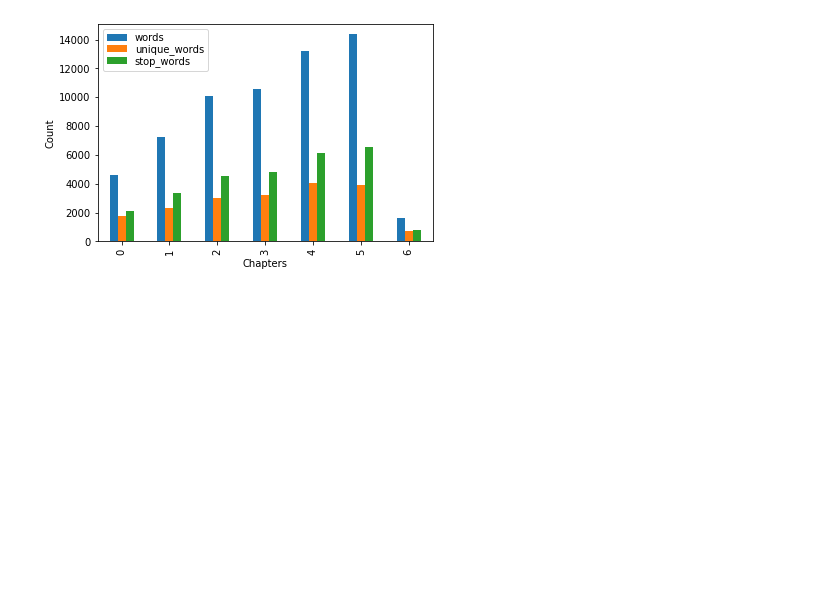
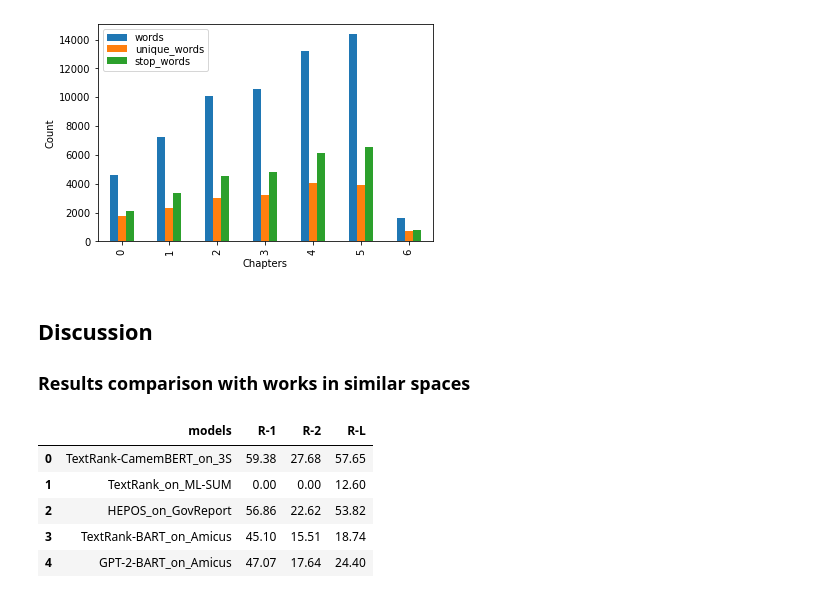
Before and after one commit to ahmed-moubtahij/Long-Document-Summarization, a Jupyter notebook: data_analysis.ipynb, the cells around one changed output. Cells and saved outputs as stored; diff of their text form; code cells hidden in the pictures; blank space fills up the shorter version.

```diff
--- a/data_analysis.ipynb
+++ b/data_analysis.ipynb
@@ -64,3 +64,6 @@ fig = plt.gcf()
 [figure]
 # %%
 fig.savefig("stats.jpg")
+# %% [markdown]
+## Discussion
+### Results comparison with works in similar spaces
@@ -66,0 +76,15 @@ fig.savefig("stats.jpg")
+# %%
+results_df = pd.DataFrame(data={
+    "models": model_names,
+    "R-1": [59.38,     0, 56.86, 45.10, 47.07],
+    "R-2": [27.68,     0, 22.62, 15.51, 17.64],
+    "R-L": [57.65,  12.6, 53.82, 18.74, 24.40]})
+
+results_df
+# %% [output]
+|  | models | R-1 | R-2 | R-L |
+| 0 | TextRank-CamemBERT_on_3S | 59.38 | 27.68 | 57.65 |
+| 1 | TextRank_on_ML-SUM | 0.00 | 0.00 | 12.60 |
+| 2 | HEPOS_on_GovReport | 56.86 | 22.62 | 53.82 |
+| 3 | TextRank-BART_on_Amicus | 45.10 | 15.51 | 18.74 |
+| 4 | GPT-2-BART_on_Amicus | 47.07 | 17.64 | 24.40 |
```
Also changed, not shown: parts of 2 cells of this notebook, 1 other file.
